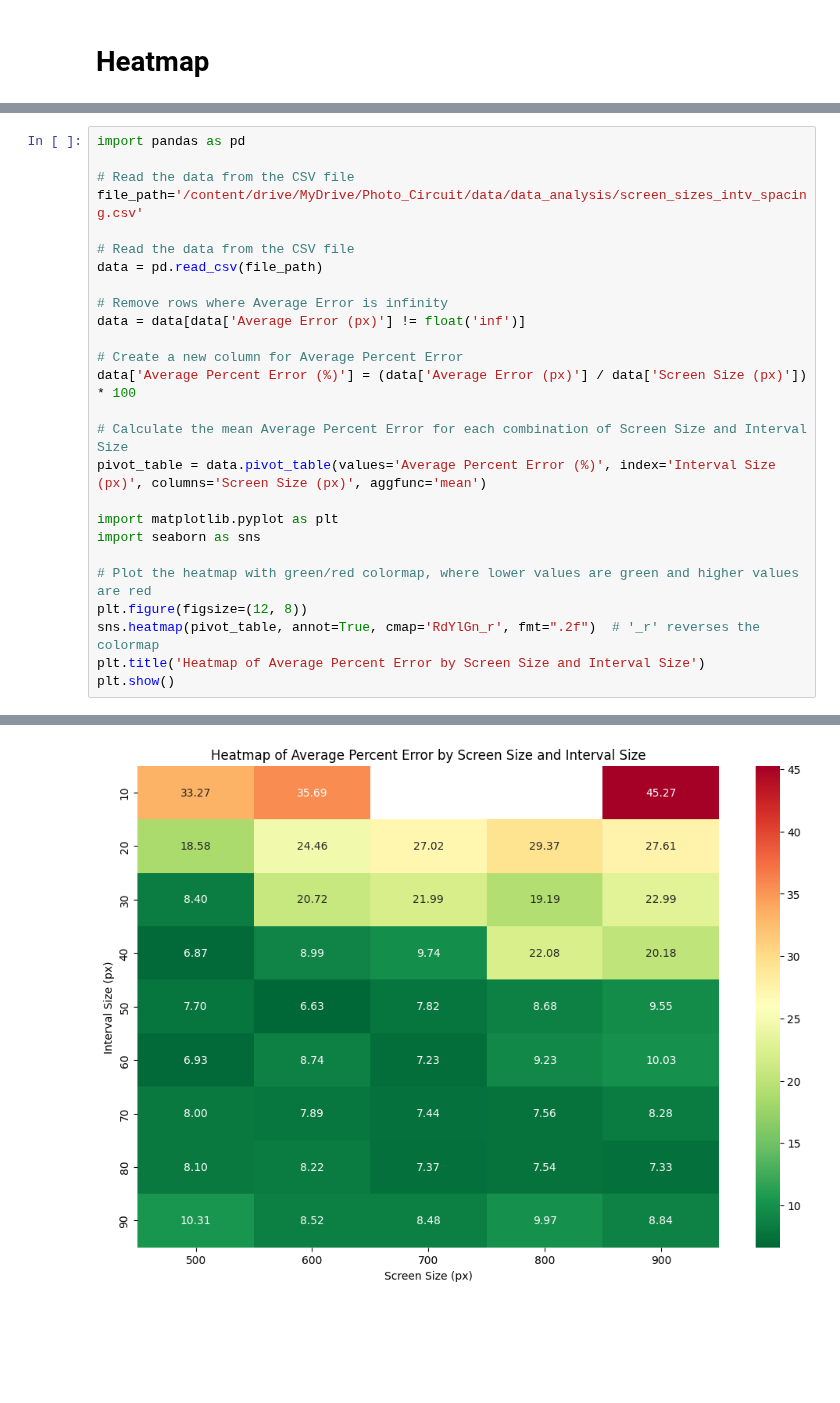
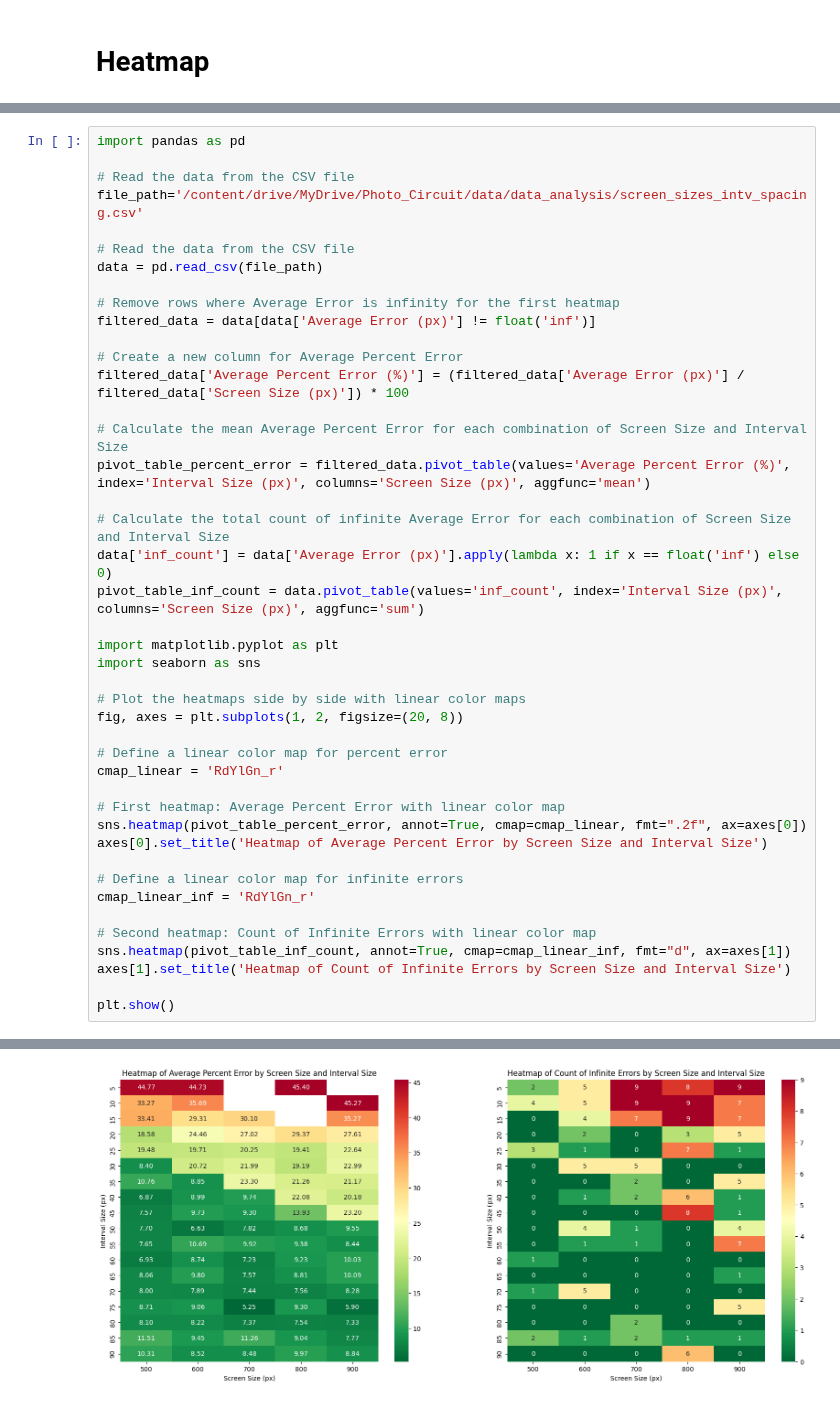
Before and after one commit to pj0620/google-colab-notebooks, a Jupyter notebook: photocircuit_data_analysis.ipynb, the cells around one changed output, grey strips where cells are left out. Saved outputs shown, nothing was run; the diff lists cells and outputs as text; blank space fills up the shorter version.

```diff
--- a/photocircuit_data_analysis.ipynb
+++ b/photocircuit_data_analysis.ipynb
@@ -16,21 +72,38 @@ file_path='/content/drive/MyDrive/Photo_Circuit/data/data_analysis/screen_sizes_
 # Read the data from the CSV file
 data = pd.read_csv(file_path)
 
-# Remove rows where Average Error is infinity
-data = data[data['Average Error (px)'] != float('inf')]
+# Remove rows where Average Error is infinity for the first heatmap
+filtered_data = data[data['Average Error (px)'] != float('inf')]
 
 # Create a new column for Average Percent Error
-data['Average Percent Error (%)'] = (data['Average Error (px)'] / data['Screen Size (px)']) * 100
+filtered_data['Average Percent Error (%)'] = (filtered_data['Average Error (px)'] / filtered_data['Screen Size (px)']) * 100
 
 # Calculate the mean Average Percent Error for each combination of Screen Size and Interval Size
-pivot_table = data.pivot_table(values='Average Percent Error (%)', index='Interval Size (px)', columns='Screen Size (px)', aggfunc='mean')
+pivot_table_percent_error = filtered_data.pivot_table(values='Average Percent Error (%)', index='Interval Size (px)', columns='Screen Size (px)', aggfunc='mean')
+
+# Calculate the total count of infinite Average Error for each combination of Screen Size and Interval Size
+data['inf_count'] = data['Average Error (px)'].apply(lambda x: 1 if x == float('inf') else 0)
+pivot_table_inf_count = data.pivot_table(values='inf_count', index='Interval Size (px)', columns='Screen Size (px)', aggfunc='sum')
 
 import matplotlib.pyplot as plt
 import seaborn as sns
 
-# Plot the heatmap with green/red colormap, where lower values are green and higher values are red
-plt.figure(figsize=(12, 8))
-sns.heatmap(pivot_table, annot=True, cmap='RdYlGn_r', fmt=".2f")  # '_r' reverses the colormap
-plt.title('Heatmap of Average Percent Error by Screen Size and Interval Size')
+# Plot the heatmaps side by side with linear color maps
+fig, axes = plt.subplots(1, 2, figsize=(20, 8))
+
+# Define a linear color map for percent error
+cmap_linear = 'RdYlGn_r'
+
+# First heatmap: Average Percent Error with linear color map
+sns.heatmap(pivot_table_percent_error, annot=True, cmap=cmap_linear, fmt=".2f", ax=axes[0])
+axes[0].set_title('Heatmap of Average Percent Error by Screen Size and Interval Size')
+
+# Define a linear color map for infinite errors
+cmap_linear_inf = 'RdYlGn_r'
+
+# Second heatmap: Count of Infinite Errors with linear color map
+sns.heatmap(pivot_table_inf_count, annot=True, cmap=cmap_linear_inf, fmt="d", ax=axes[1])
+axes[1].set_title('Heatmap of Count of Infinite Errors by Screen Size and Interval Size')
+
 plt.show()
 # %% [output]
@@ -37 +115 @@ plt.show()
-[figure, old version]
+[figure, new version]
```
Also changed, not shown: parts of 2 cells of this notebook.
